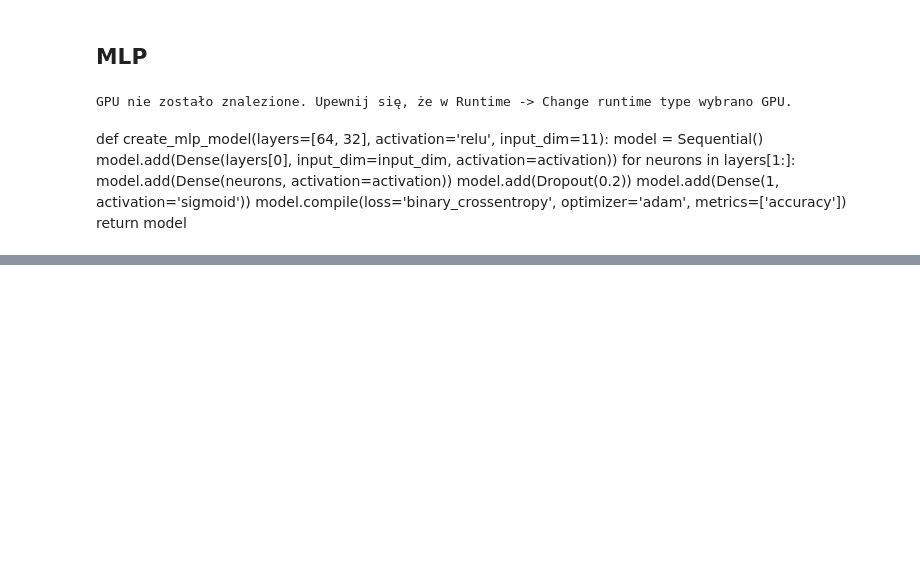
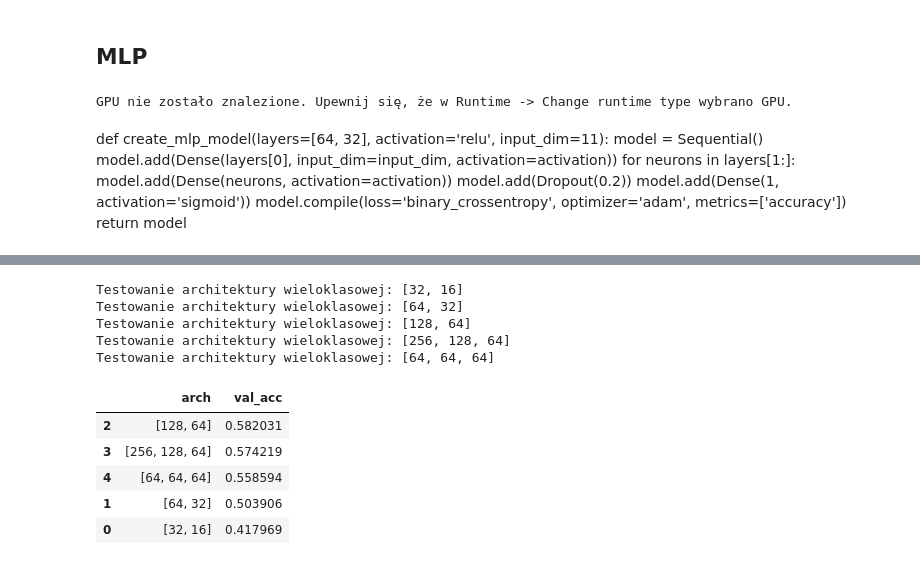
Before and after one commit to KluskaGit/Red-Wine-Classification, a Jupyter notebook: raport.ipynb, the cells around one changed output, grey strips where cells are left out. Saved outputs shown, nothing was run; the diff lists cells and outputs as text; code cells hidden in the pictures; blank space fills up the shorter version.

```diff
--- a/raport.ipynb
+++ b/raport.ipynb
@@ -924,24 +926,10 @@ def create_multiclass_mlp(layers=[64, 32], activation='relu', input_dim=11):
     model.add(Dense(layers[0], activation=activation))
     for neurons in layers[1:]:
         model.add(Dense(neurons, activation='relu'))
-        model.add(Dropout(0.2))
+        model.add(BatchNormalization())
+        model.add(Dropout(0.1))
     model.add(Dense(num_classes, activation='softmax')) # Softmax dla wielu klas
     model.compile(optimizer=Adam(learning_rate=0.001),
                   loss='categorical_crossentropy',
                   metrics=['accuracy'])
     return model
-
-# Trening modelu wieloklasowego
-multi_mlp = create_multiclass_mlp(layers=[128, 64], input_dim=X_train_scaled.shape[1])
-history_multi = multi_mlp.fit(X_train_scaled, y_train_cat, epochs=100, batch_size=32, verbose=0, validation_split=0.2,class_weight=class_weights_dict)
-
-# Ewaluacja
-multi_pred = np.argmax(multi_mlp.predict(X_test_scaled), axis=1)
-print(classification_report(y_test_multi, multi_pred, target_names=[str(i) for i in range(3, 9)]))
-
-plt.figure(figsize=(8, 6))
-sns.heatmap(confusion_matrix(y_test_multi, multi_pred), annot=True, fmt='d', xticklabels=range(3,9), yticklabels=range(3,9))
-plt.title('Multiclass MLP Confusion Matrix')
-plt.xlabel('Predicted')
-plt.ylabel('Actual')
-plt.show()
@@ -962,0 +936,35 @@ weighted avg       0.60      0.58      0.59       320
+# %%
+multi_architectures = [[32, 16], [64, 32], [128, 64], [256, 128, 64], [64, 64, 64]]
+multi_results = []
+
+for arch in multi_architectures:
+    print(f"Testowanie architektury wieloklasowej: {arch}")
+    model = create_multiclass_mlp(layers=arch, input_dim=X_train_scaled.shape[1])
+
+    # Trening z podziałem na walidację i wagami klas
+    history = model.fit(
+        X_train_scaled, y_train_cat,
+        epochs=50,
+        batch_size=32,
+        verbose=0,
+        validation_split=0.2,
+        class_weight=class_weights_dict
+    )
+
+    val_acc = max(history.history['val_accuracy'])
+    multi_results.append({'arch': arch, 'val_acc': val_acc})
+
+multi_results_df = pd.DataFrame(multi_results).sort_values(by='val_acc', ascending=False)
+display(multi_results_df)
+# %% [output]
+Testowanie architektury wieloklasowej: [32, 16]
+Testowanie architektury wieloklasowej: [64, 32]
+Testowanie architektury wieloklasowej: [128, 64]
+Testowanie architektury wieloklasowej: [256, 128, 64]
+Testowanie architektury wieloklasowej: [64, 64, 64]
+|  | arch | val_acc |
+| 2 | [128, 64] | 0.582031 |
+| 3 | [256, 128, 64] | 0.574219 |
+| 4 | [64, 64, 64] | 0.558594 |
+| 1 | [64, 32] | 0.503906 |
+| 0 | [32, 16] | 0.417969 |
```
Also changed, not shown: parts of 9 cells of this notebook.
